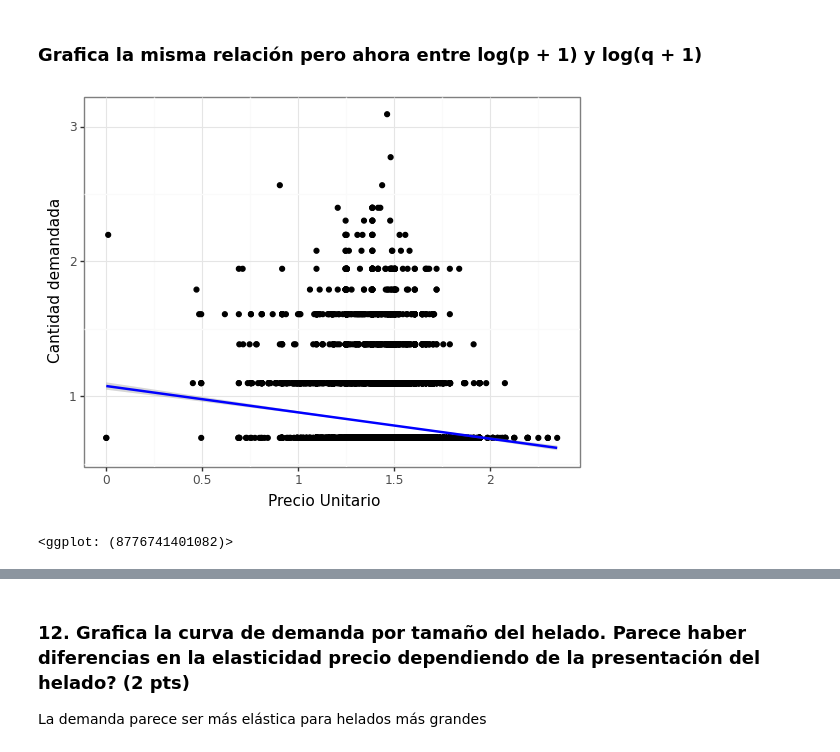
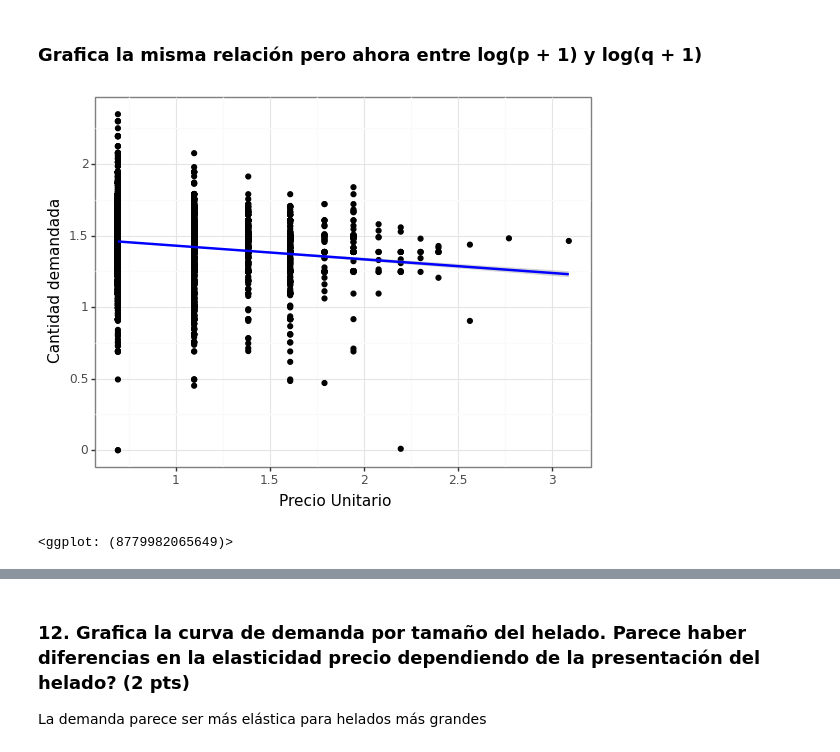
Before and after one commit to isidorogu/ITAM_Eco_computacional, a Jupyter notebook: Tareas/Tarea 1, Regression, HD Inference/Tarea1.ipynb, the cells around one changed output, grey strips where cells are left out. Saved outputs shown, nothing was run; the diff lists cells and outputs as text; code cells hidden in the pictures.

```diff
--- a/Tareas/Tarea 1, Regression, HD Inference/Tarea1.ipynb
+++ b/Tareas/Tarea 1, Regression, HD Inference/Tarea1.ipynb
@@ -329,4 +339,4 @@ data.describe(include='all', percentiles = [0.05, 0.1, 0.25, 0.5, 0.75, 0.9, 0.9
 - `household_composition`
 - `race`
 # %%
-data = data.drop(['scantrack_market_identifiers'], axis = 1)
+data = data.drop(['scantrack_market_identifier'], axis = 1)
@@ -445,7 +448,7 @@ ggplot(data, aes('price_unit', 'quantity'))+geom_point()+geom_smooth(color = 'bl
 # %%
 data['log_p'] = np.log(data.price_unit+1)
 data['log_q'] = np.log(data.quantity+1)
-ggplot(data, aes('log_p', 'log_q'))+geom_point()+geom_smooth(color = 'blue')+theme_bw()+labs(x = 'Precio Unitario', y = 'Cantidad demandada')
+ggplot(data, aes('log_q','log_p'))+geom_point()+geom_smooth(color = 'blue')+theme_bw()+labs(x = 'Precio Unitario', y = 'Cantidad demandada')
 # %% [output]
-[figure, old version]
+[figure, new version]
-<ggplot: (8776741401082)>
+<ggplot: (8779982065649)>
```
Also changed, not shown: parts of 32 cells of this notebook, 55 other files.
